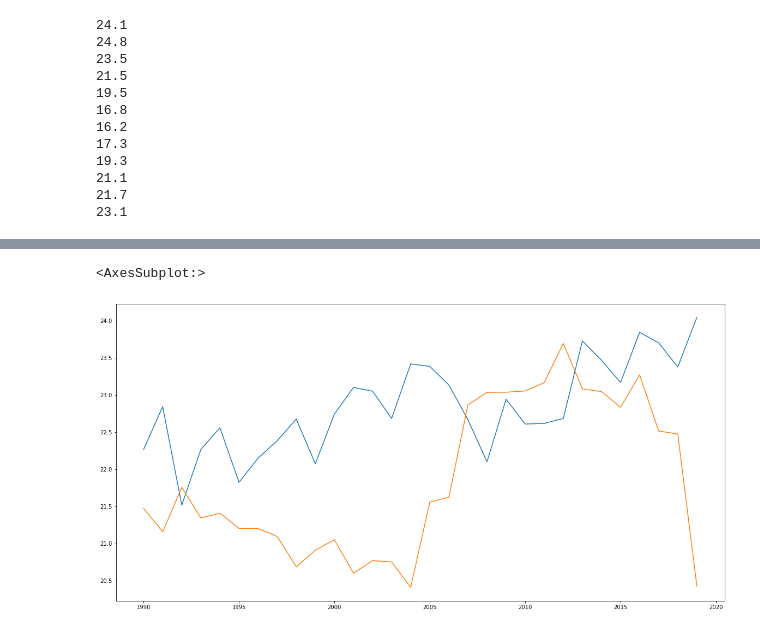
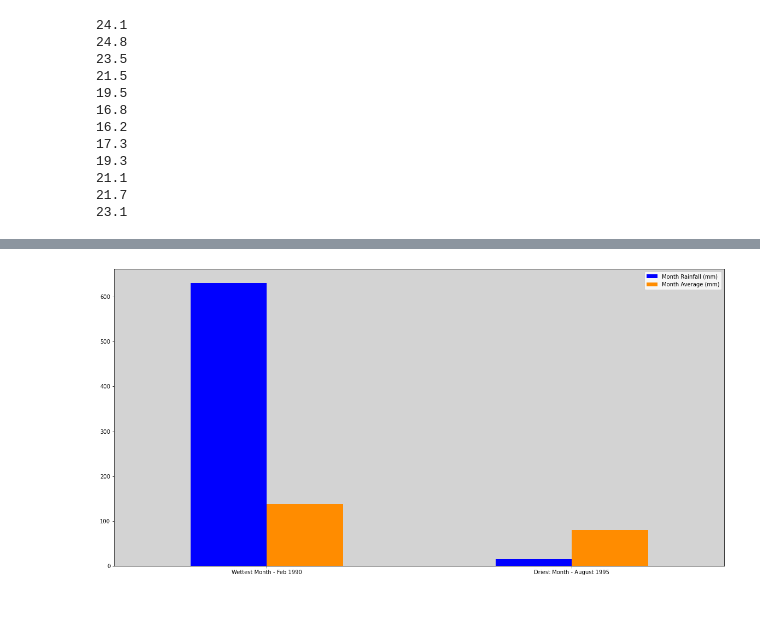
Before and after one commit to JordanLewisStudio/Data_project, a Jupyter notebook: data_project presenation.ipynb, the cells around one changed output, grey strips where cells are left out. Drawn from its saved outputs; the diff is of its cells as text; code cells hidden in the pictures.

Commit message:
update data project

```diff
--- a/data_project presenation.ipynb
+++ b/data_project presenation.ipynb
@@ -266,8 +393,11 @@ ax = df.plot.bar(rot=0, color={"Month Birth Rate":"red","Month Average":"orange"
-# %%
-#Birth rates & temperature change 1990 to 2019
-
-Temp_data.mean(axis=1).plot(kind="line",x='year', y="temp")
-Birth_data.div(350).mean(axis=1).plot(kind="line")
-# %% [output]
-<AxesSubplot:>
-[figure, removed]
+# %%
+#Wettest month, driest month against average
+Rainfall = [630.6, 16.2]
+Averages = [137.780000, 79.693333]
+index = ['Wettest Month - Feb 1990', 'Driest Month - August 1995']
+df = pd.DataFrame({'Month Rainfall (mm)':Rainfall,
+'Month Average (mm)': Averages}, index=index)
+ax = df.plot.bar(rot=0, color={"Month Rainfall (mm)":"blue","Month Average (mm)":"darkorange" })
+ax.set_facecolor("lightgray")
+# %% [output]
+[figure, added]
```
Also changed, not shown: parts of 18 cells of this notebook.
